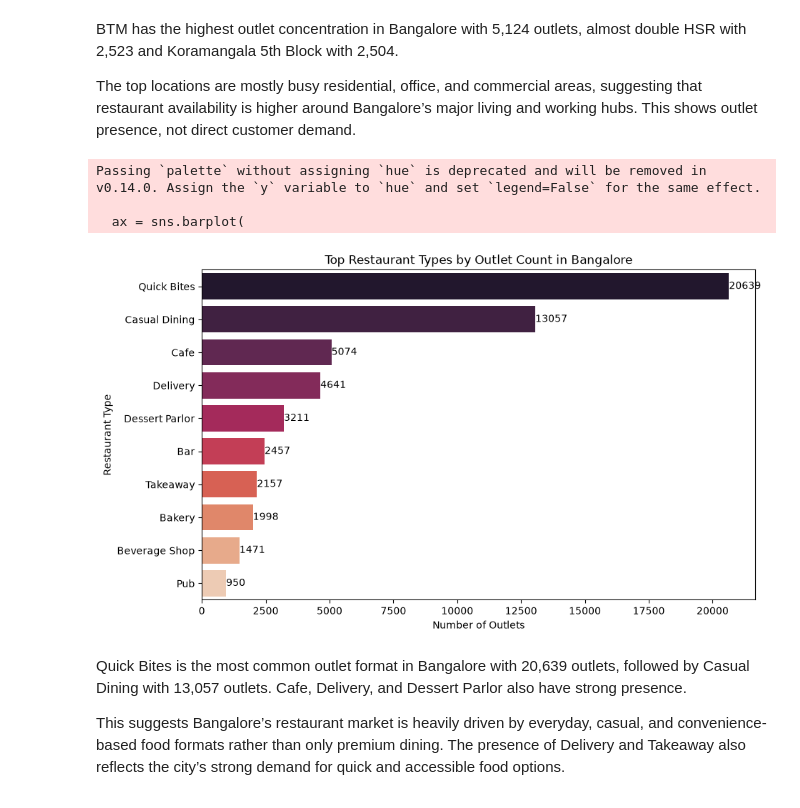
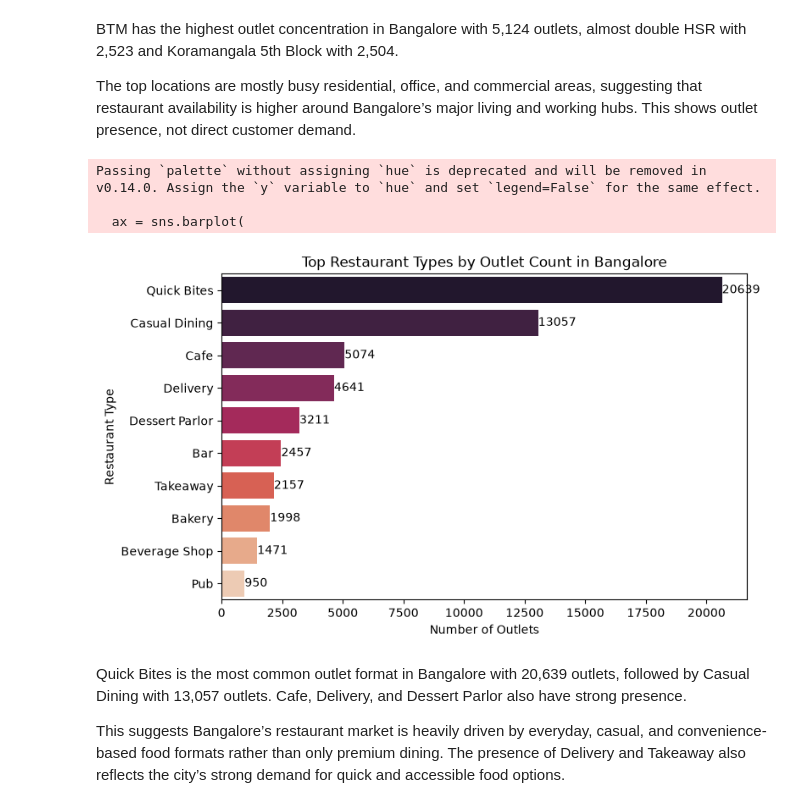
Before and after one commit to Ayushrana125/zomato_bangalore_eda_and_reporting_project, a Jupyter notebook: Zomato_Bangalore_Restaurants_EDA.ipynb, the cells around one changed output. Saved outputs shown, nothing was run; the diff lists cells and outputs as text; code cells hidden in the pictures.

```diff
--- a/Zomato_Bangalore_Restaurants_EDA.ipynb
+++ b/Zomato_Bangalore_Restaurants_EDA.ipynb
@@ -204,35 +204,35 @@ The top locations are mostly busy residential, office, and commercial areas, sug
 restaurant_type_outlet_counts = (
     outlet_restaurant_type_mapping
     .groupby("restaurant_type_name")["outlet_id"]
     .nunique()
     .reset_index(name="outlet_count")
     .sort_values("outlet_count", ascending=False)
 )
 
 top_restaurant_types = restaurant_type_outlet_counts.head(10)
 
-plt.figure(figsize=(10, 6))
+plt.figure(figsize=(8, 5))
 
 ax = sns.barplot(
     data=top_restaurant_types,
     x="outlet_count",
     y="restaurant_type_name",
     palette="rocket"
 )
 
 for container in ax.containers:
     ax.bar_label(container)
 
 plt.title("Top Restaurant Types by Outlet Count in Bangalore")
 plt.xlabel("Number of Outlets")
 plt.ylabel("Restaurant Type")
 
 plt.show()
 # %% [output]
 Passing `palette` without assigning `hue` is deprecated and will be removed in v0.14.0. Assign the `y` variable to `hue` and set `legend=False` for the same effect.
 
   ax = sns.barplot(
-[figure, old version]
+[figure, new version]
 # %% [markdown]
 Quick Bites is the most common outlet format in Bangalore with 20,639 outlets, followed by Casual Dining with 13,057 outlets. Cafe, Delivery, and Dessert Parlor also have strong presence.
 
```
Also changed, not shown: parts of 4 cells of this notebook.
